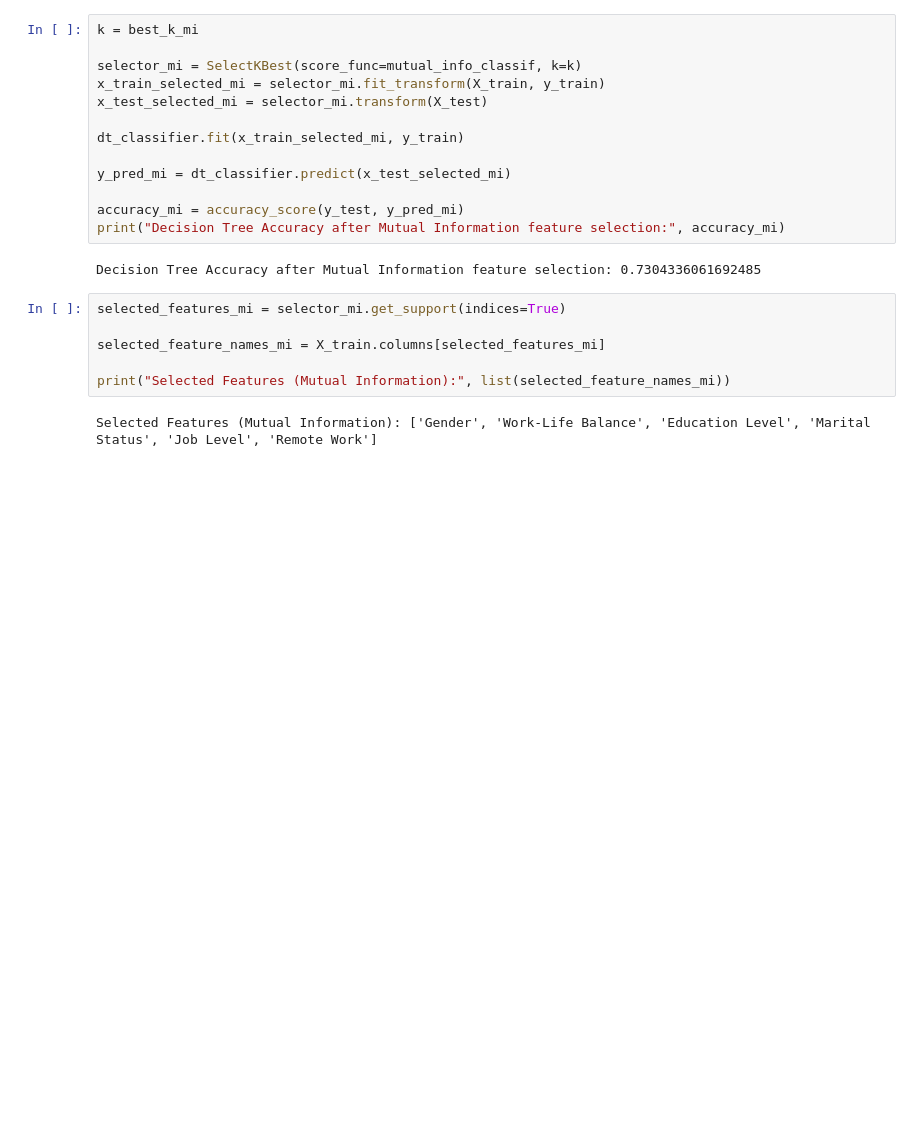
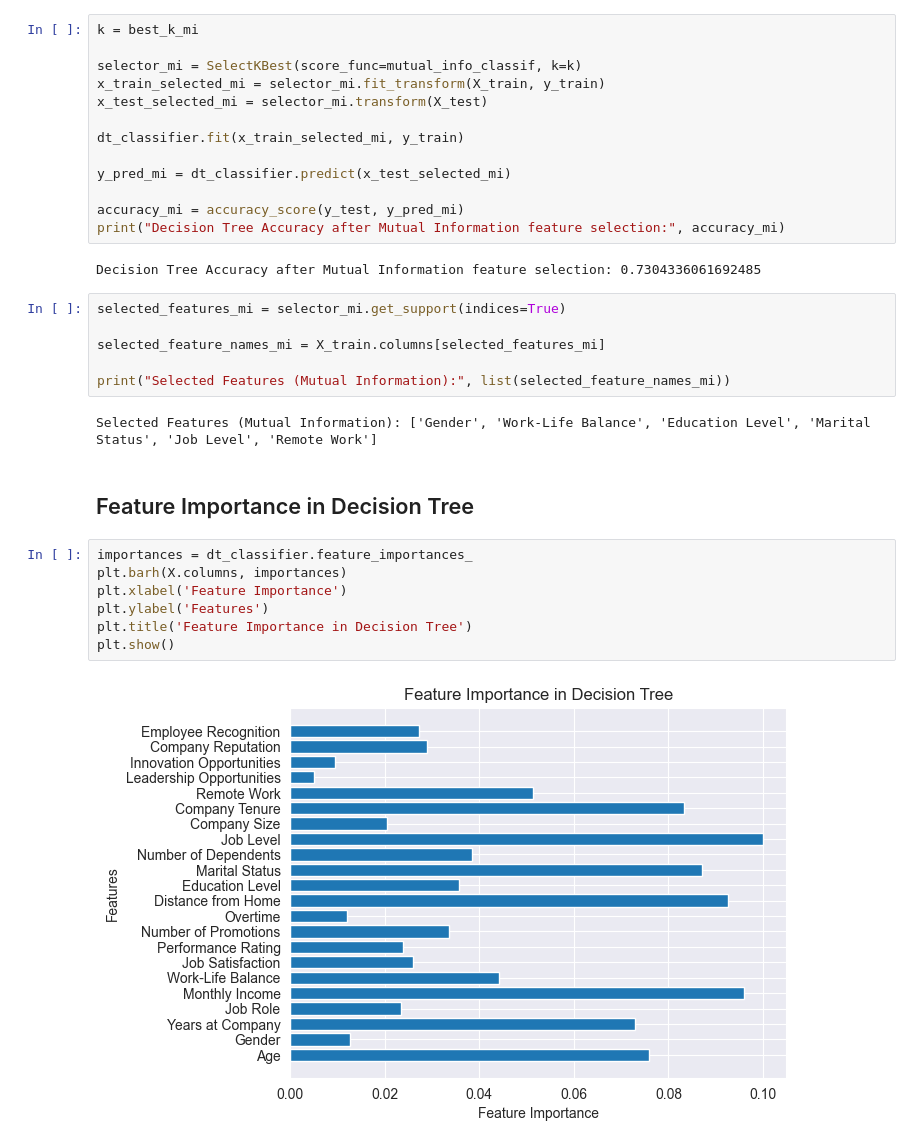
Before and after one commit to AmodMatheesha2003/employee-attrition-prediction-ml, a Jupyter notebook: Notebooks/DecisionTree_Employee_Attrition.ipynb, the cells around one changed output. Cells and saved outputs as stored; diff of their text form; blank space fills up the shorter version.

Commit message:
Add Visualizations for DecisionTree_Employee_Attrition.ipynb

```diff
--- a/Notebooks/DecisionTree_Employee_Attrition.ipynb
+++ b/Notebooks/DecisionTree_Employee_Attrition.ipynb
@@ -247,3 +247,14 @@ selected_feature_names_mi = X_train.columns[selected_features_mi]
 print("Selected Features (Mutual Information):", list(selected_feature_names_mi))
 # %% [output]
 Selected Features (Mutual Information): ['Gender', 'Work-Life Balance', 'Education Level', 'Marital Status', 'Job Level', 'Remote Work']
+# %% [markdown]
+<h2>Feature Importance in Decision Tree</h2>
+# %%
+importances = dt_classifier.feature_importances_
+plt.barh(X.columns, importances)
+plt.xlabel('Feature Importance')
+plt.ylabel('Features')
+plt.title('Feature Importance in Decision Tree')
+plt.show()
+# %% [output]
+[figure, added]
```
